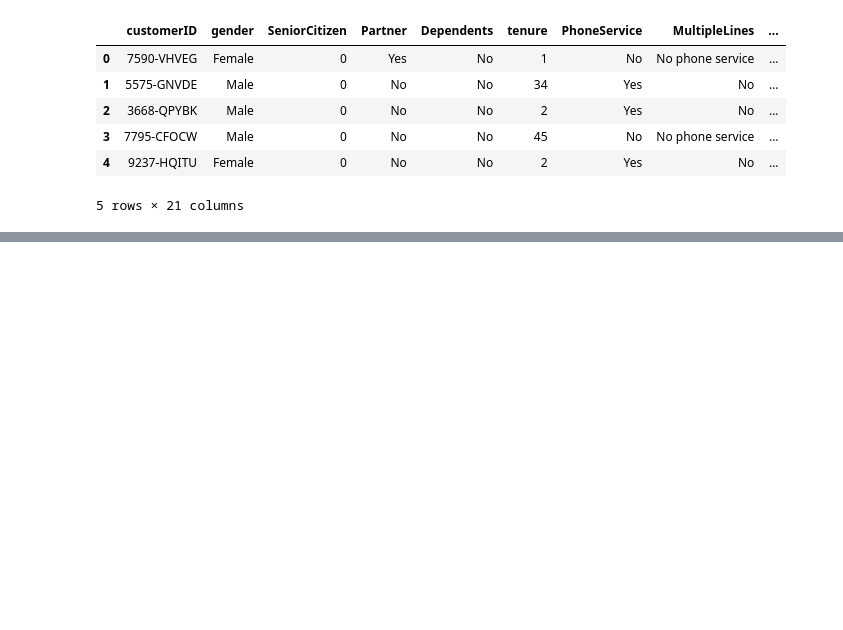
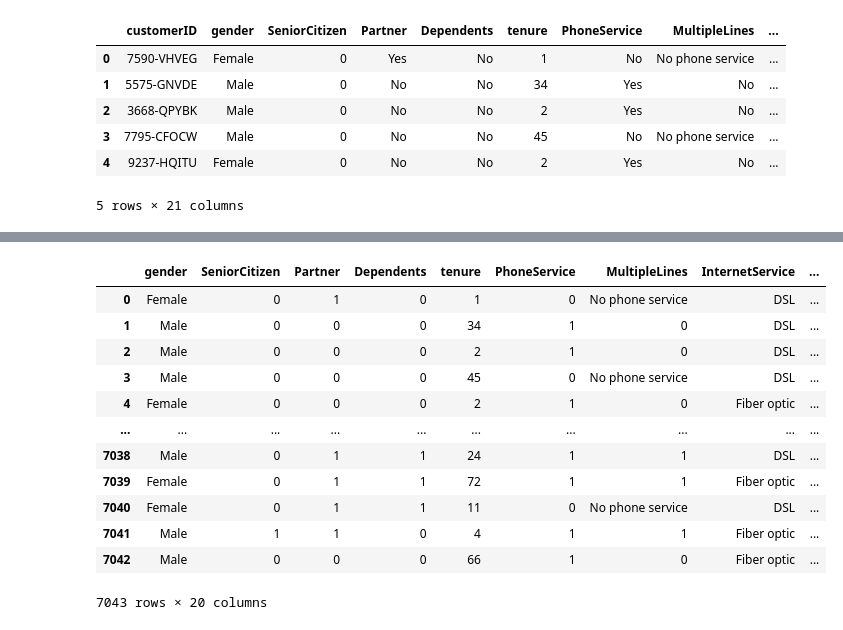
Before and after one commit to busraacr/churn_prediction, a Jupyter notebook: preprocessing.ipynb, the cells around one changed output, grey strips where cells are left out. Drawn from its saved outputs; the diff is of its cells as text; code cells hidden in the pictures; blank space fills up the shorter version.

```diff
--- a/preprocessing.ipynb
+++ b/preprocessing.ipynb
@@ -32,3 +32,5 @@ memory usage: 1.1+ MB
 | 3 | 7795-CFOCW | Male | 0 | No | No | 45 | No | No phone service | ... |
 | 4 | 9237-HQITU | Female | 0 | No | No | 2 | Yes | No | ... |
 5 rows × 21 columns
+# %%
+df=df.iloc[:,1:]
@@ -34,0 +41,2 @@ memory usage: 1.1+ MB
+# %%
+df.TotalCharges = pd.to_numeric(df.TotalCharges, errors='coerce')
@@ -34,0 +90,2 @@ memory usage: 1.1+ MB
+# %%
+df["TotalCharges"]=df["TotalCharges"].fillna(0)
@@ -34,0 +138,9 @@ memory usage: 1.1+ MB
+# %%
+df["Partner"] = df["Partner"].map({"Yes": 1, "No": 0})
+df["Dependents"] = df["Dependents"].map({"Yes": 1, "No": 0})
+df["PhoneService"] = df["PhoneService"].map({"Yes": 1, "No": 0})
+df["PaperlessBilling"] = df["PaperlessBilling"].map({"Yes": 1, "No": 0})
+df["Churn"] = df["Churn"].map({"Yes": 1, "No": 0})
+
+
+print(df[["Partner", "Dependents", "PhoneService", "PaperlessBilling", "Churn"]].head())
@@ -34,0 +166,17 @@ memory usage: 1.1+ MB
+# %%
+df = df.map(lambda x: 1 if x == "Yes" else (0 if x == "No" else x))
+df
+# %% [output]
+|  | gender | SeniorCitizen | Partner | Dependents | tenure | PhoneService | MultipleLines | InternetService | ... |
+| 0 | Female | 0 | 1 | 0 | 1 | 0 | No phone service | DSL | ... |
+| 1 | Male | 0 | 0 | 0 | 34 | 1 | 0 | DSL | ... |
+| 2 | Male | 0 | 0 | 0 | 2 | 1 | 0 | DSL | ... |
+| 3 | Male | 0 | 0 | 0 | 45 | 0 | No phone service | DSL | ... |
+| 4 | Female | 0 | 0 | 0 | 2 | 1 | 0 | Fiber optic | ... |
+| ... | ... | ... | ... | ... | ... | ... | ... | ... | ... |
+| 7038 | Male | 0 | 1 | 1 | 24 | 1 | 1 | DSL | ... |
+| 7039 | Female | 0 | 1 | 1 | 72 | 1 | 1 | Fiber optic | ... |
+| 7040 | Female | 0 | 1 | 1 | 11 | 0 | No phone service | DSL | ... |
+| 7041 | Male | 1 | 1 | 0 | 4 | 1 | 1 | Fiber optic | ... |
+| 7042 | Male | 0 | 0 | 0 | 66 | 1 | 0 | Fiber optic | ... |
+7043 rows × 20 columns
```
Also changed, not shown: parts of 13 cells of this notebook.
